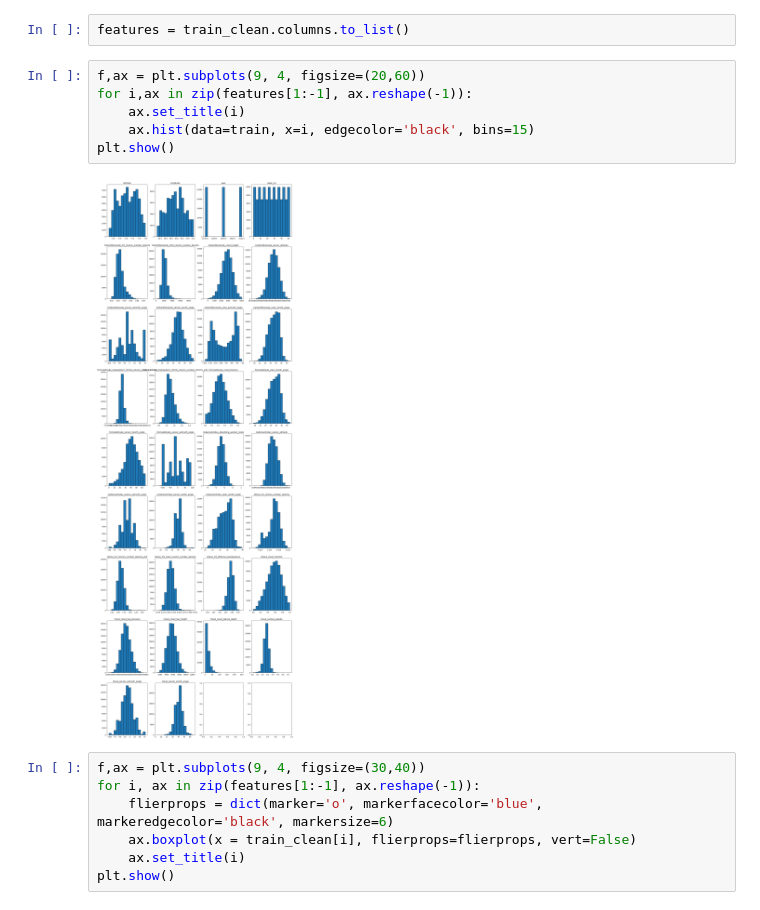
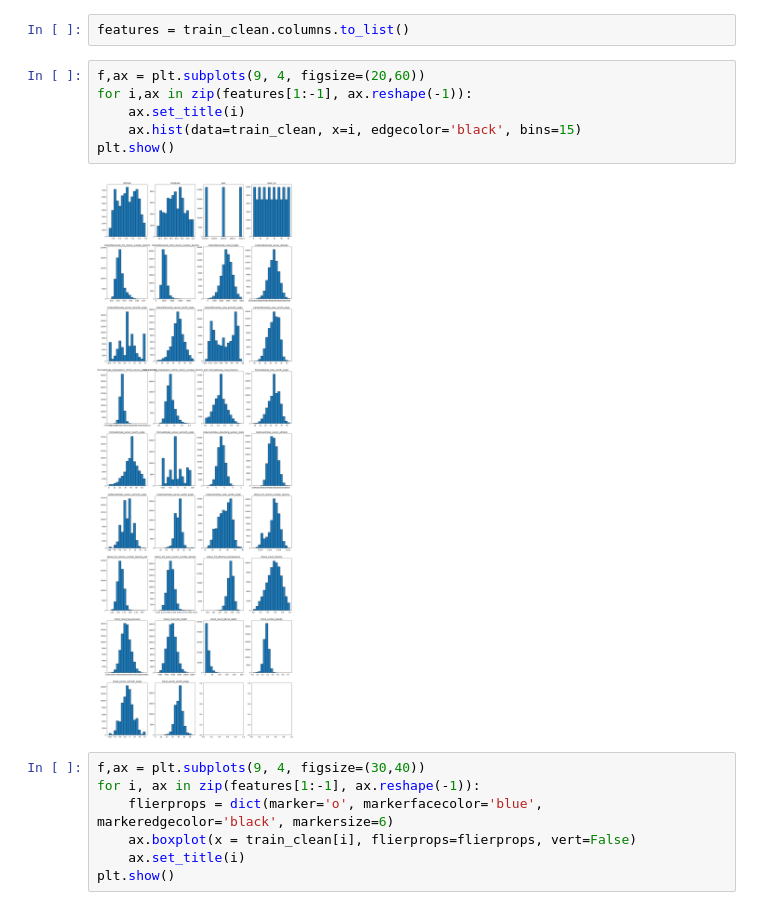
Before and after one commit to NathanDang97/Predict-Carbon-Emissions-in-Rwanda, a Jupyter notebook: Main/rwanda-carbon-prediction.ipynb, the cells around one changed output. Drawn from its saved outputs; the diff is of its cells as text.

```diff
--- a/Main/rwanda-carbon-prediction.ipynb
+++ b/Main/rwanda-carbon-prediction.ipynb
@@ -399,11 +425,11 @@ features = train_clean.columns.to_list()
 # %%
 f,ax = plt.subplots(9, 4, figsize=(20,60))
 for i,ax in zip(features[1:-1], ax.reshape(-1)):
     ax.set_title(i)
-    ax.hist(data=train, x=i, edgecolor='black', bins=15)
+    ax.hist(data=train_clean, x=i, edgecolor='black', bins=15)
 plt.show()
 # %% [output]
-[figure, old version]
+[figure, new version]
 # %%
 f,ax = plt.subplots(9, 4, figsize=(30,40))
 for i, ax in zip(features[1:-1], ax.reshape(-1)):
```
Also changed, not shown: parts of 26 cells of this notebook.
